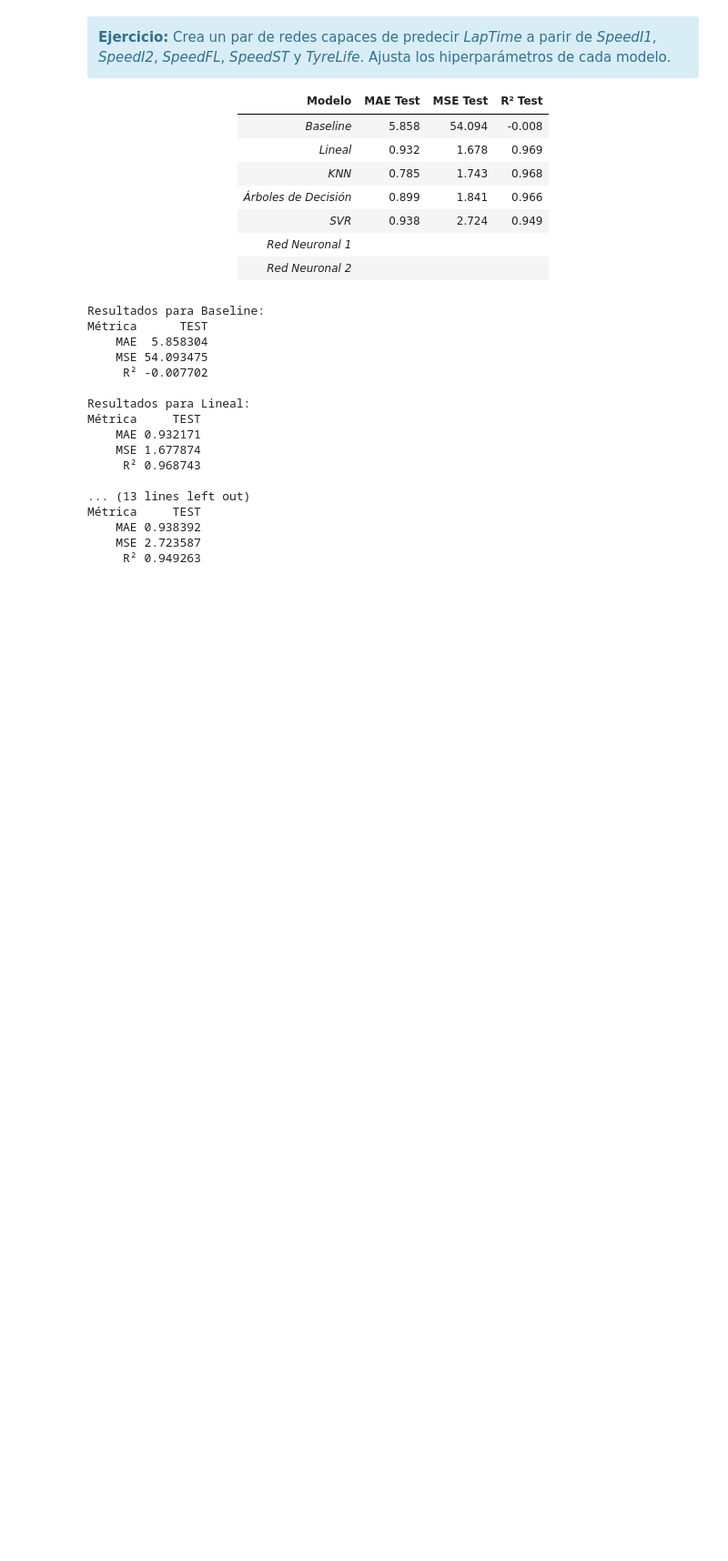
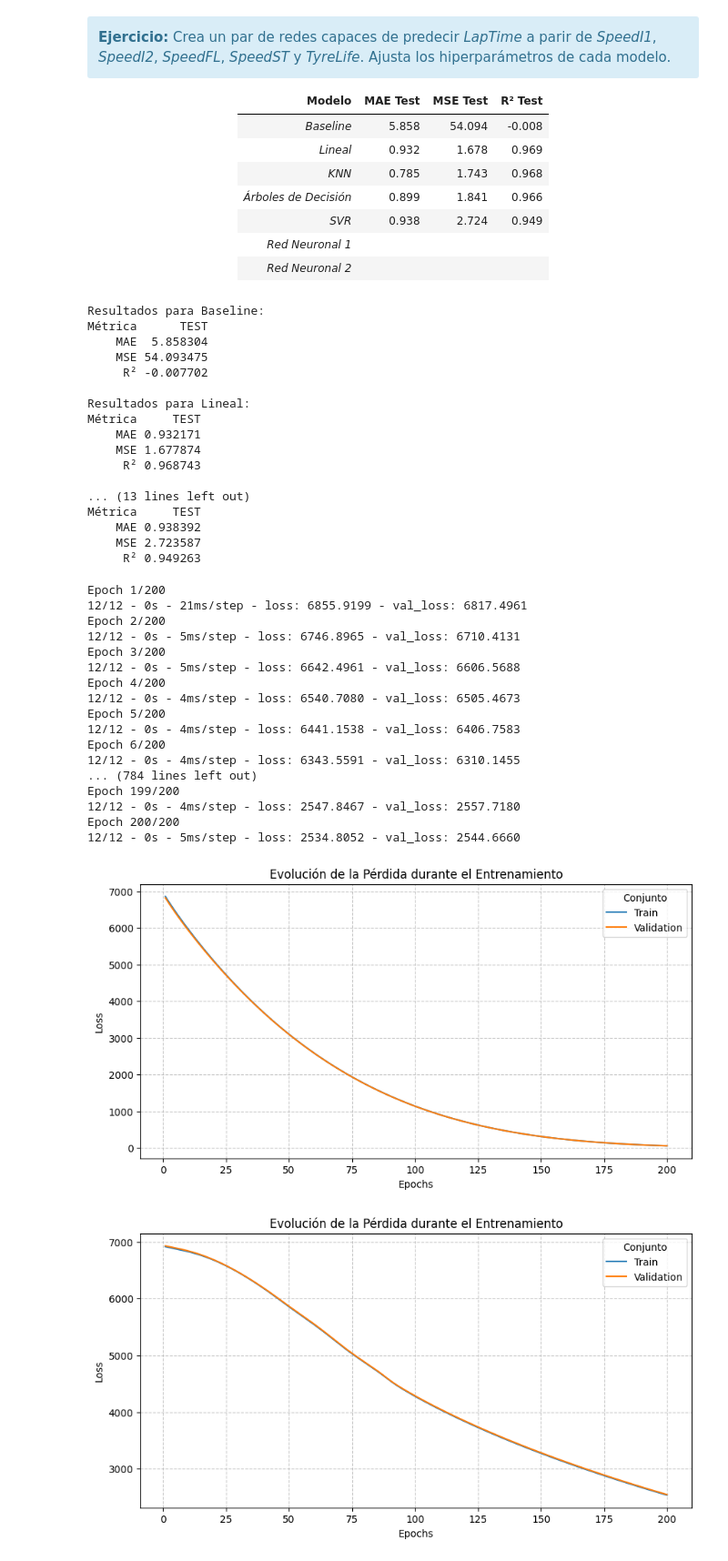
Before and after one commit to medinafdzz/Sistemas-Inteligentes, a Jupyter notebook: prácticas/ES/P4/P4.1-Redes neuronales (Regresión).ipynb, the cells around one changed output. Shown at 91% size. Cells and saved outputs as stored; diff of their text form; code cells hidden in the pictures; blank space fills up the shorter version.

```diff
--- a/prácticas/ES/P4/P4.1-Redes neuronales (Regresión).ipynb
+++ b/prácticas/ES/P4/P4.1-Redes neuronales (Regresión).ipynb
@@ -699,0 +789,49 @@ Métrica     TEST
+# %%
+# Tu código aquí
+
+#Modelo 1
+model_red1 = Sequential()
+model_red1.add(Input(shape = (5,))) # Numero de entradas, es 5 porque son 5 columnas: ["SpeedI1", "SpeedI2", "SpeedFL", "SpeedST", "TyreLife"]
+model_red1.add(Dense(1, name = "OutputLayer")) # Numero de salidas: en este caso ["LapTime"]
+optim = Adam(learning_rate=0.05)
+model_red1.compile(loss="mean_squared_error", optimizer=optim)
+
+# Modelo 2
+model_red2 = Sequential()
+model_red2.add(Input(shape = (5,)))
+model_red2.add(Dense(10, name = "tanh", activation="tanh"))
+model_red2.add(Dense(1, name="output_layer"))
+optim = Adam(learning_rate=0.001)
+model_red2.compile(loss="mean_squared_error", optimizer=optim)
+
+history_red1 = model_red1.fit(X_train,Y_train, validation_split=0.2, batch_size=64,epochs=200,verbose=2)
+history_red2 = model_red2.fit(X_train,Y_train, validation_split=0.2, batch_size=64,epochs=200,verbose=2)
+
+plot_loss_history(history_red1)
+plot_loss_history(history_red2)
+
+pred_red1 = model_red1.predict(X_test)
+pred_red2 = model_red2.predict(X_test)
+
+evaluate_model(Y_test,pred_red1, "Red 1")
+evaluate_model(Y_test,pred_red2, "Red 2")
+# %% [output]
+Epoch 1/200
+12/12 - 0s - 21ms/step - loss: 6855.9199 - val_loss: 6817.4961
+Epoch 2/200
+12/12 - 0s - 5ms/step - loss: 6746.8965 - val_loss: 6710.4131
+Epoch 3/200
+12/12 - 0s - 5ms/step - loss: 6642.4961 - val_loss: 6606.5688
+Epoch 4/200
+12/12 - 0s - 4ms/step - loss: 6540.7080 - val_loss: 6505.4673
+Epoch 5/200
+12/12 - 0s - 4ms/step - loss: 6441.1538 - val_loss: 6406.7583
+Epoch 6/200
+12/12 - 0s - 4ms/step - loss: 6343.5591 - val_loss: 6310.1455
+... (784 lines left out)
+Epoch 199/200
+12/12 - 0s - 4ms/step - loss: 2547.8467 - val_loss: 2557.7180
+Epoch 200/200
+12/12 - 0s - 5ms/step - loss: 2534.8052 - val_loss: 2544.6660
+[figure, added]
+[figure, added]
```
Also changed, not shown: parts of 12 cells of this notebook.
